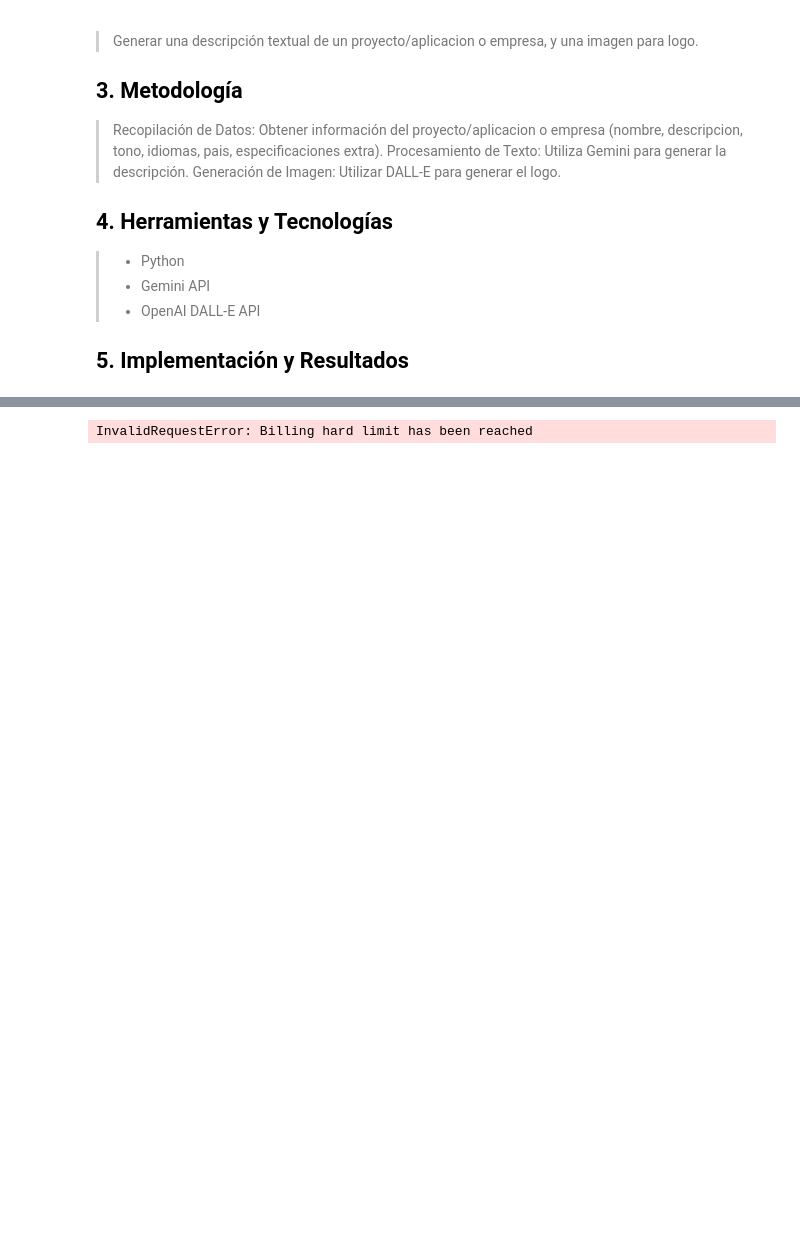
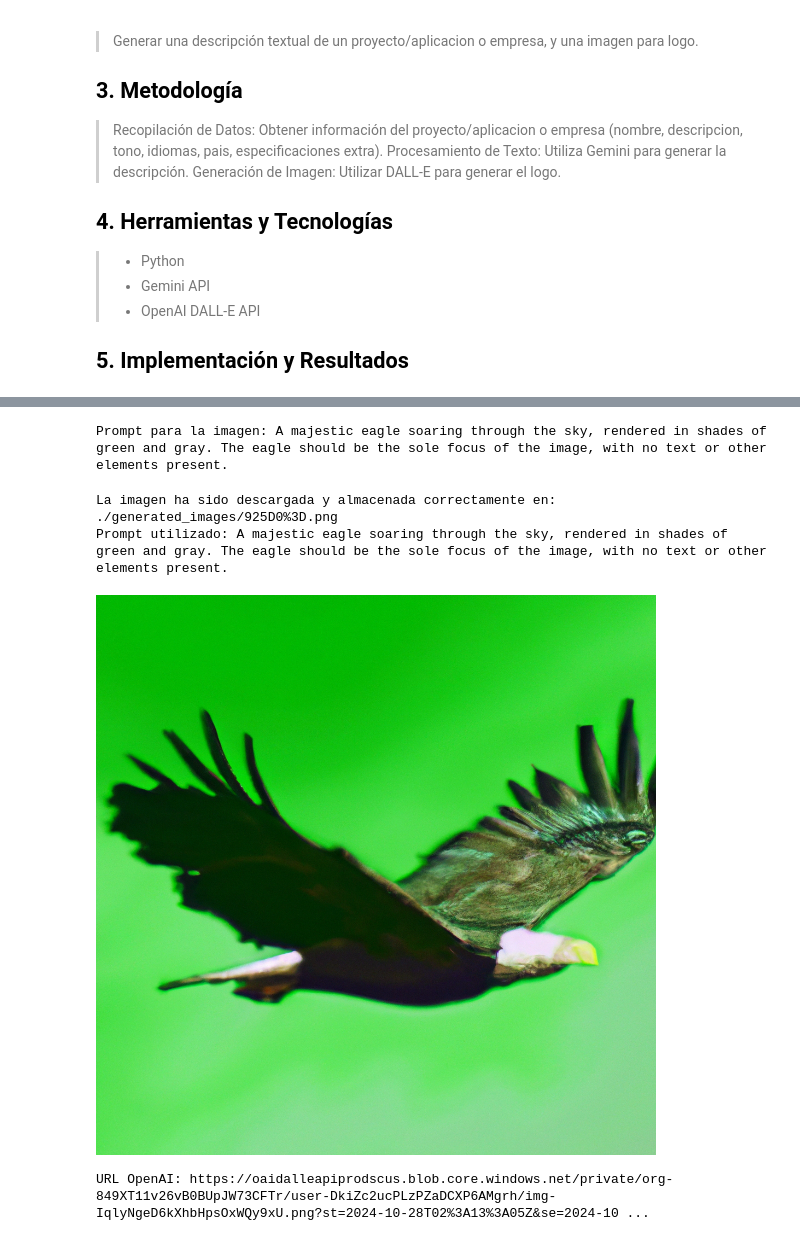
Before and after one commit to diegopaolantonio/Generacion-de-Prompts, a Jupyter notebook: ProyectoFinal-DiegoPaolantonio/ProyectoFinal-DiegoPaolantonio (gemini_y_openai).ipynb, the cells around one changed output, grey strips where cells are left out. Drawn from its saved outputs; the diff is of its cells as text; code cells hidden in the pictures; blank space fills up the shorter version.

Commit message:
Commit 5 - Proyecto Final de generacion de prompts modificaciones en el prompt para la creacion de imagen con DALL-E

```diff
--- a/ProyectoFinal-DiegoPaolantonio/ProyectoFinal-DiegoPaolantonio (gemini_y_openai).ipynb
+++ b/ProyectoFinal-DiegoPaolantonio/ProyectoFinal-DiegoPaolantonio (gemini_y_openai).ipynb
@@ -207,9 +195,31 @@ def generate_image_with_openai(prompt):
     # Get the image URL
     response = image_response['data'][0]['url']
     return response
+# %%
+# Generate prompt for generative image
+
+# Make a prompt
+texto_para_gen_prompt_imagen = f"Generar un prompt para generar un logo"
+
+# Si no se especifico nada por el usuario se pasa un texto generico como para dar algun parametro a la IA
+if prompt_preferencia != "":
+    texto_para_gen_prompt_imagen = texto_para_gen_prompt_imagen + f" con estas acotaciones presentadas por el usuario: {prompt_preferencia}"
+else:
+    texto_para_gen_prompt_imagen = texto_para_gen_prompt_imagen + f" incluir algun animal o planta, con un diseño moderno, imagen realista"
+
+texto_para_gen_prompt_imagen = texto_para_gen_prompt_imagen + ", el prompt tiene que generarse con la informacion presentada aqui, sin pedir informacion adicional, y la imagen no debe incluir texto alguno. Debe entregarse solo el prompt, sin comentarios y en ingles."
+
+# Use the function
+response_of_function_gemini_imagen = generate_text_with_gemini(texto_para_gen_prompt_imagen)
+
+# Output
+print("\n")
+print(f"Prompt para la imagen: {response_of_function_gemini_imagen}")
+# %% [output]
+Prompt para la imagen: A majestic eagle soaring through the sky, rendered in shades of green and gray. The eagle should be the sole focus of the image, with no text or other elements present.
 # %%
 # Generate the image with OpenAI
-image_url = generate_image_with_openai(response_of_function_gemini_imagen)
+image_url = generate_image_with_openai(response_of_function_gemini_imagen + " The generated image does not have to have any text.")
 
 # Download the image
 response = requests.get(image_url)
@@ -220,32 +230,35 @@ if response.status_code == 200:
     filename = os.path.basename(image_url).split('.')[0]
     # Add the extension ".png"
     filename += ".png"
 
     # Directory to save the image
     directory = "./generated_images/"
 
     # Make directory if it doesn't exist
     if not os.path.exists(directory):
         os.makedirs(directory)
 
     # Complete path
     filepath = os.path.join(directory, filename)
 
     # Save the image
     with open(filepath, 'wb') as f:
         f.write(response.content)
 
     print("La imagen ha sido descargada y almacenada correctamente en:", filepath)
 
     # Display the image using PIL
     img = Image.open(filepath)
-    print(f"Prompt utilizado: {response_of_function_gemini}")
+    print(f"Prompt utilizado: {response_of_function_gemini_imagen}")
     display(img)
 
 else:
     print("Hubo un error al descargar la imagen.")
 
 # Output the image URL
 print(f"URL OpenAI: {image_url}")
 # %% [output]
-InvalidRequestError: Billing hard limit has been reached
+La imagen ha sido descargada y almacenada correctamente en: ./generated_images/925D0%3D.png
+Prompt utilizado: A majestic eagle soaring through the sky, rendered in shades of green and gray. The eagle should be the sole focus of the image, with no text or other elements present.
+[figure, added]
+URL OpenAI: https://oaidalleapiprodscus.blob.core.windows.net/private/org-849XT11v26vB0BUpJW73CFTr/user-DkiZc2ucPLzPZaDCXP6AMgrh/img-IqlyNgeD6kXhbHpsOxWQy9xU.png?st=2024-10-28T02%3A13%3A05Z&se=2024-10 ...
```
Also changed, not shown: parts of 2 cells of this notebook.
